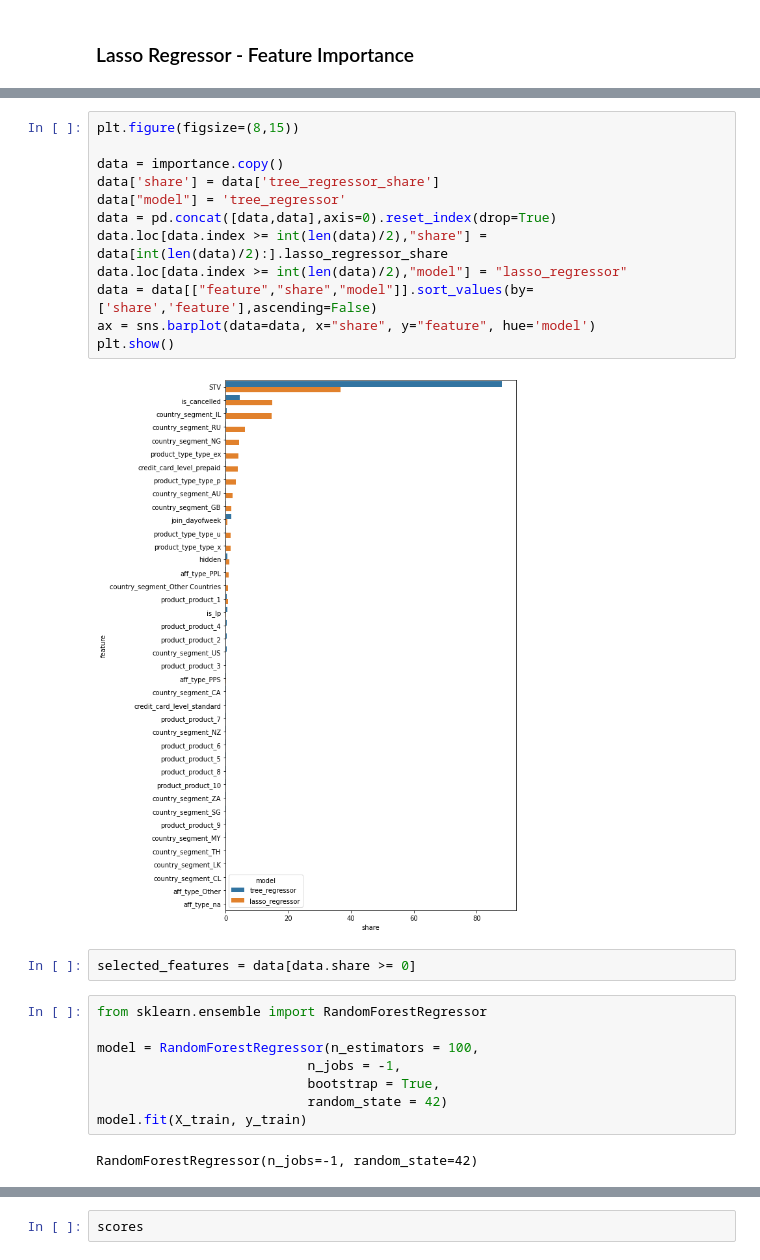
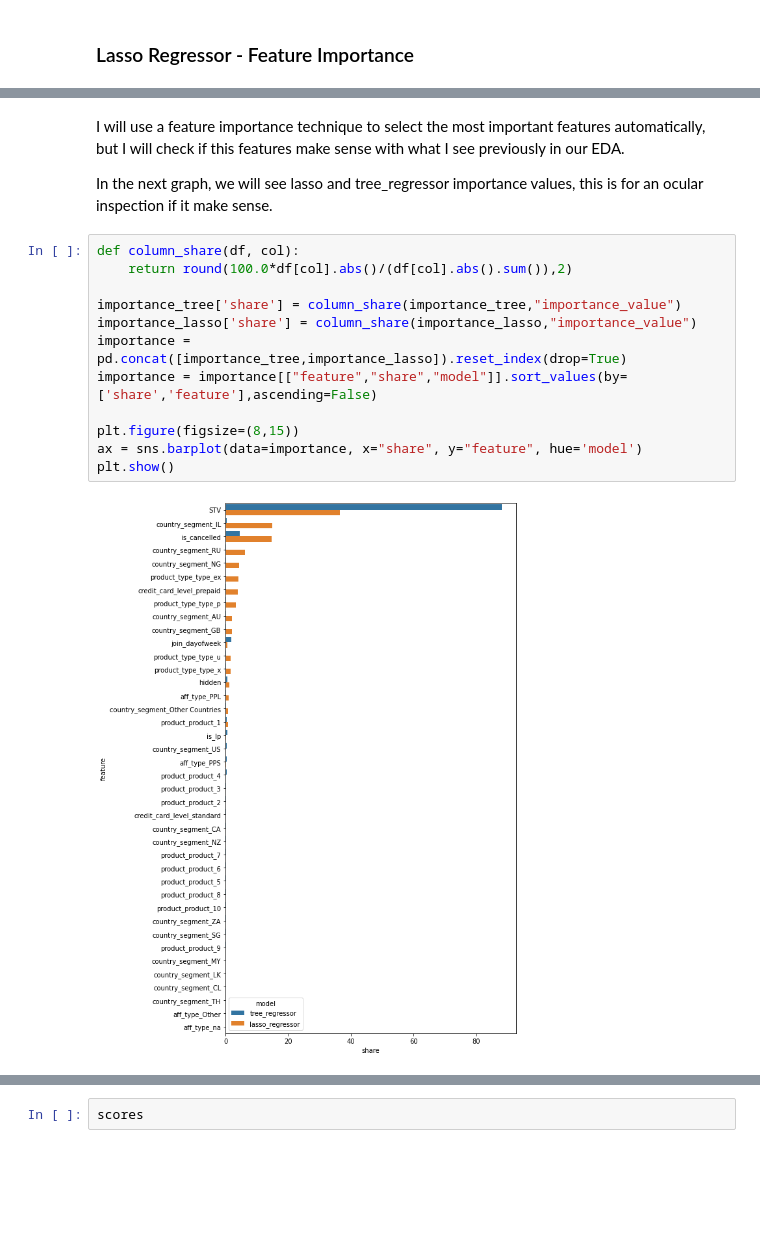
Before and after one commit to navicor90/challenges, a Jupyter notebook: cmp/Exercise 2.ipynb, the cells around one changed output, grey strips where cells are left out. Cells and saved outputs as stored; diff of their text form; blank space fills up the shorter version.

```diff
--- a/cmp/Exercise 2.ipynb
+++ b/cmp/Exercise 2.ipynb
@@ -640,26 +620,18 @@ importance
-# %%
-plt.figure(figsize=(8,15))
-
-data = importance.copy()
-data['share'] = data['tree_regressor_share']
-data["model"] = 'tree_regressor'
-data = pd.concat([data,data],axis=0).reset_index(drop=True)
-data.loc[data.index >= int(len(data)/2),"share"] = data[int(len(data)/2):].lasso_regressor_share
-data.loc[data.index >= int(len(data)/2),"model"] = "lasso_regressor"
-data = data[["feature","share","model"]].sort_values(by=['share','feature'],ascending=False)
-ax = sns.barplot(data=data, x="share", y="feature", hue='model')
-plt.show()
-# %% [output]
-[figure, removed]
-# %%
-selected_features = data[data.share >= 0]
-# %%
-from sklearn.ensemble import RandomForestRegressor
-
-model = RandomForestRegressor(n_estimators = 100,
-                           n_jobs = -1,
-                           bootstrap = True,
-                           random_state = 42)
-model.fit(X_train, y_train)
-# %% [output]
-RandomForestRegressor(n_jobs=-1, random_state=42)
+# %% [markdown]
+I will use a feature importance technique to select the most important features automatically, but I will check if this features make sense with what I see previously in our EDA.
+
+In the next graph, we will see lasso and tree_regressor importance values, this is for an ocular inspection if it make sense.
+# %%
+def column_share(df, col):
+    return round(100.0*df[col].abs()/(df[col].abs().sum()),2)
+
+importance_tree['share'] = column_share(importance_tree,"importance_value")
+importance_lasso['share'] = column_share(importance_lasso,"importance_value")
+importance = pd.concat([importance_tree,importance_lasso]).reset_index(drop=True)
+importance = importance[["feature","share","model"]].sort_values(by=['share','feature'],ascending=False)
+
+plt.figure(figsize=(8,15))
+ax = sns.barplot(data=importance, x="share", y="feature", hue='model')
+plt.show()
+# %% [output]
+[figure, added]
```
Also changed, not shown: parts of 31 cells of this notebook, 5 other files.
